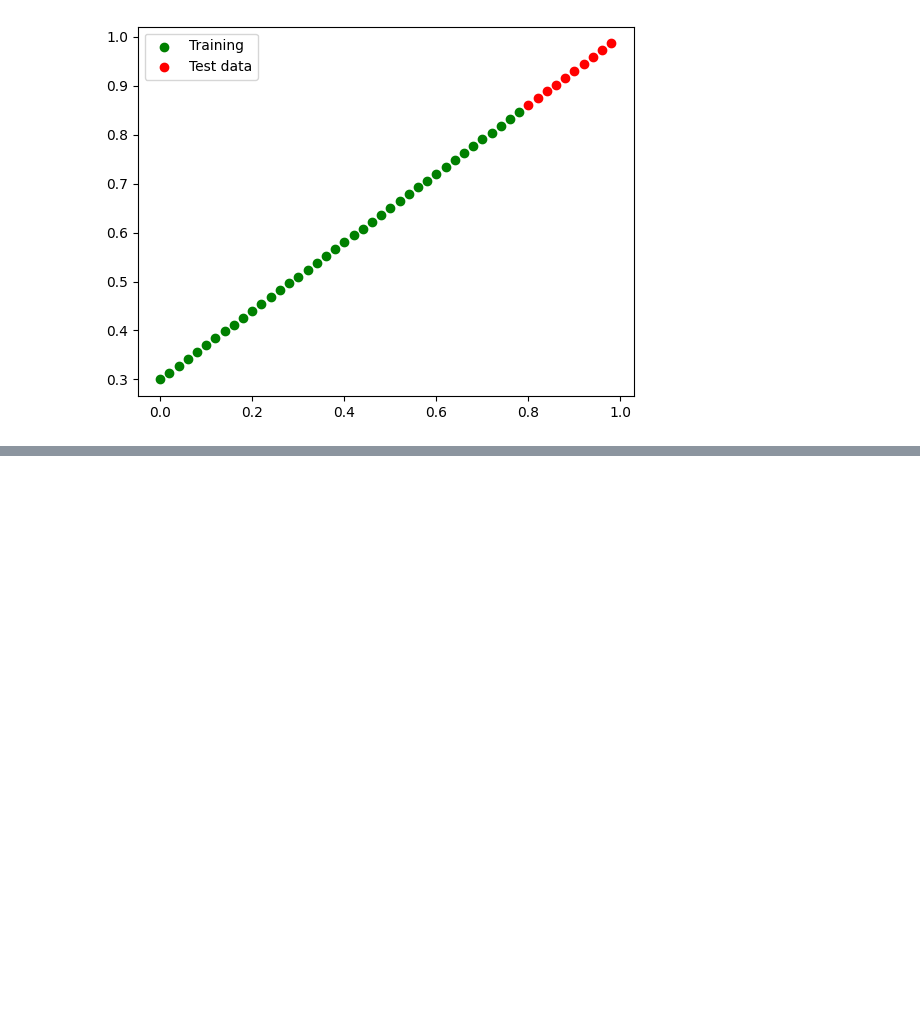
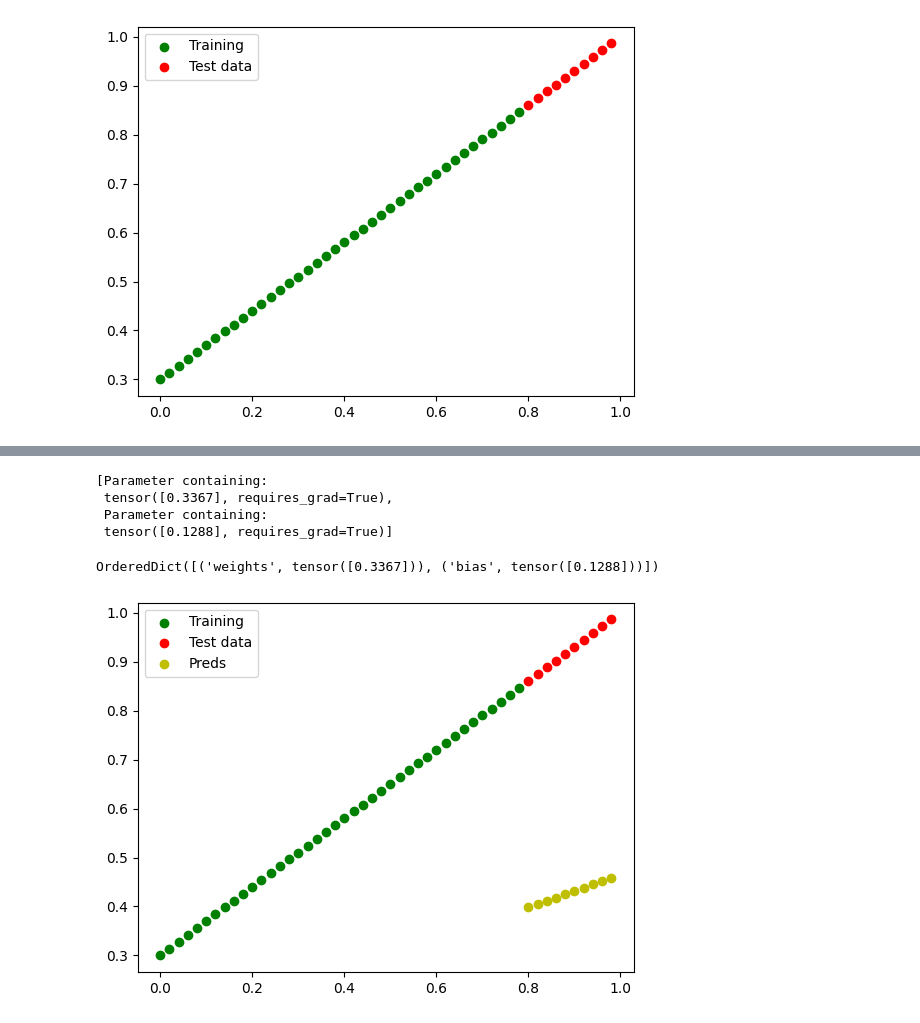
Before and after one commit to Linux-Server/ZTM, a Jupyter notebook: pytorch/01_workflow/1.ipynb, the cells around one changed output, grey strips where cells are left out. Saved outputs shown, nothing was run; the diff lists cells and outputs as text; code cells hidden in the pictures; blank space fills up the shorter version.

```diff
--- a/pytorch/01_workflow/1.ipynb
+++ b/pytorch/01_workflow/1.ipynb
@@ -64,8 +64,8 @@ tensor([-1.0985])
 # %%
 from torch import nn
-class LinearRegression(nn.Module):
+class LinearRegressionModel(nn.Module):
     def __init__(self):
-        super.__init__()
+        super().__init__()
         self.weights = nn.Parameter(torch.randn(1, requires_grad=True, dtype=torch.float32))
         self.bias = nn.Parameter(torch.randn(1, requires_grad=True, dtype=torch.float32))
 
@@ -74,3 +74,32 @@ class LinearRegression(nn.Module):
     def forward(self,x: torch.Tensor) -> torch.Tensor :
         # w*x +b
         return self.weights * x + self.bias
+# %%
+torch.manual_seed(42)
+model_0 = LinearRegressionModel()
+
+model_0
+# check out ther parameter
+
+list(model_0.parameters())
+# %% [output]
+[Parameter containing:
+ tensor([0.3367], requires_grad=True),
+ Parameter containing:
+ tensor([0.1288], requires_grad=True)]
+# %%
+model_0.state_dict()
+# %% [output]
+OrderedDict([('weights', tensor([0.3367])), ('bias', tensor([0.1288]))])
+# %%
+#to check models predictive power
+
+with torch.inference_mode():
+    pred = model_0(X_test)
+
+
+
+
+plot_predition(predition=pred)
+# %% [output]
+[figure, added]
```
Also changed, not shown: parts of 8 cells of this notebook, 5 other files.
